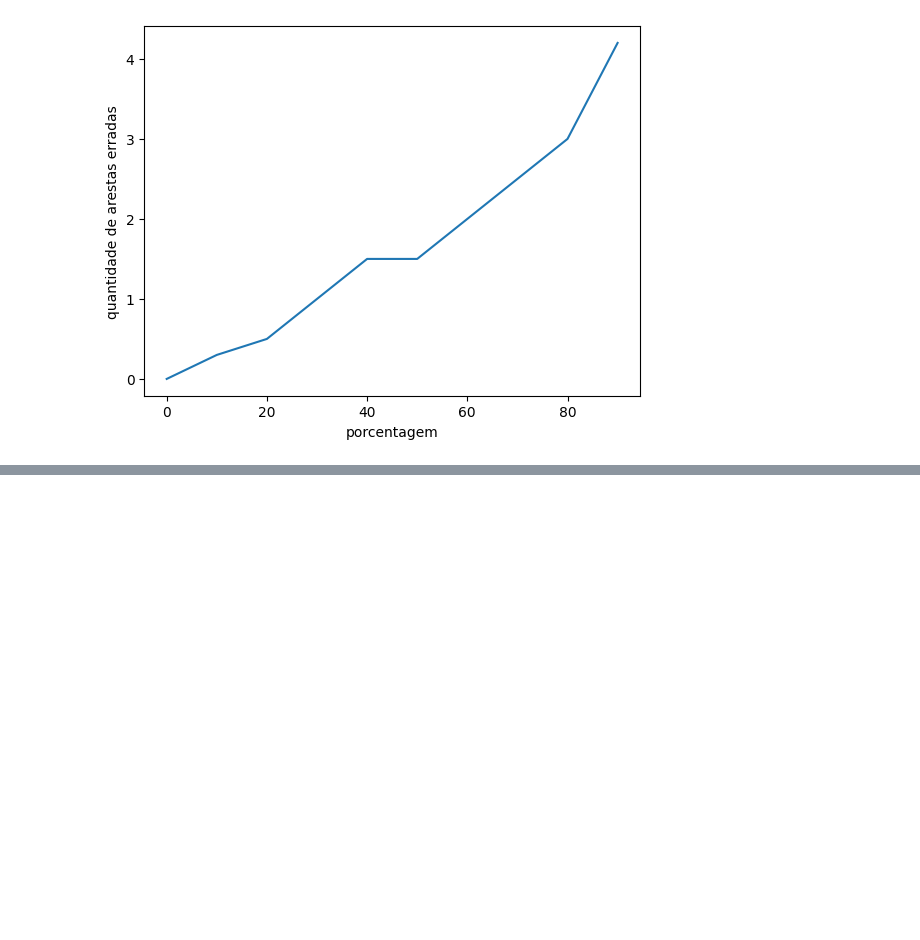
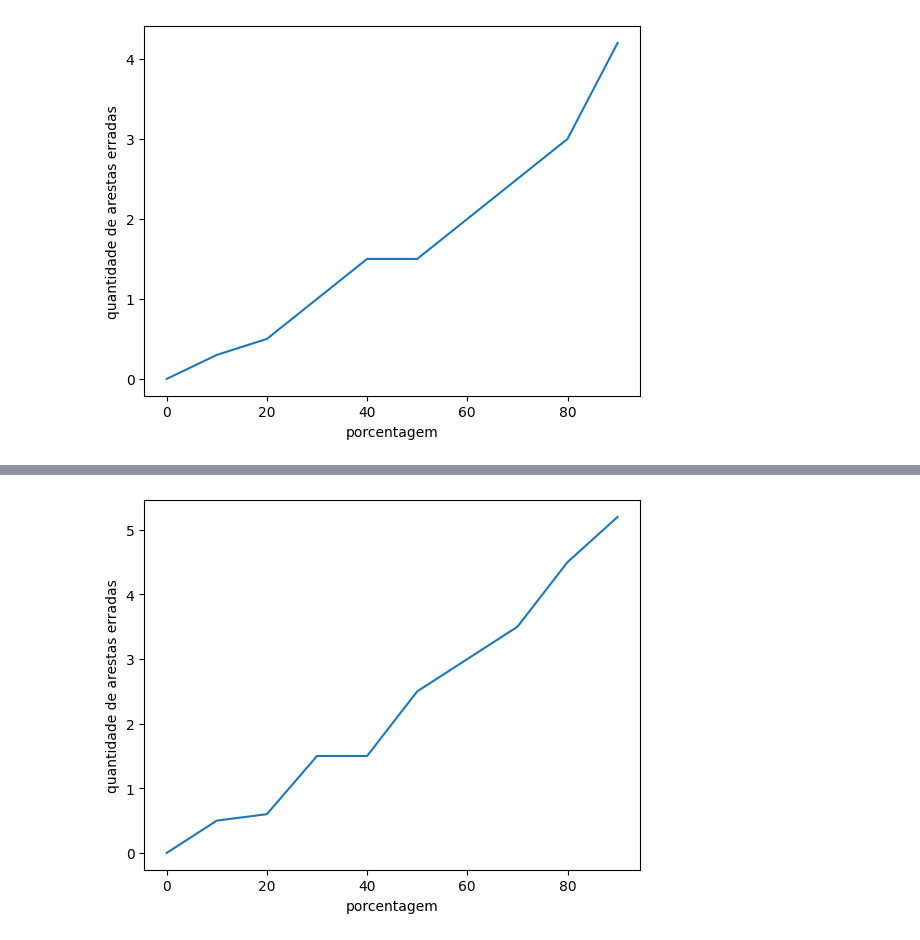
Before and after one commit to s2lola/speleothem, a Jupyter notebook: speleothem/edge_detector/metrics.ipynb, the cells around one changed output, grey strips where cells are left out. Drawn from its saved outputs; the diff is of its cells as text; code cells hidden in the pictures; blank space fills up the shorter version.

```diff
--- a/speleothem/edge_detector/metrics.ipynb
+++ b/speleothem/edge_detector/metrics.ipynb
@@ -129,0 +132,14 @@ plt.show()
+# %%
+from utils import count_find_peaks
+
+df_peaks = pd.read_csv("../image/dbe/database_1600.csv")
+
+def count_method(x):
+    file = f"../image/dbe/classify_1600/{x}.png"
+    return count_find_peaks(file, a=2)
+
+df_peaks["count_method"] = df_peaks.file.apply(count_method)
+df_peaks["error"] = df_peaks["count"] - df_peaks["count_method"]
+df_peaks["error_abs"] = (df_peaks["count_method"] - df_peaks["count"]).abs()
+
+error = mean_absolute_error(df_peaks["count"].to_numpy(), df_peaks["count_method"].to_numpy())
@@ -129,0 +162,10 @@ plt.show()
+# %%
+quantiles = np.arange(0, 1, 0.1)
+y = [df_peaks.error_abs.quantile(i) for i in quantiles]
+
+plt.plot(quantiles*100, y)
+plt.ylabel("quantidade de arestas erradas")
+plt.xlabel("porcentagem")
+plt.show()
+# %% [output]
+[figure, added]
```
Also changed, not shown: parts of 6 cells of this notebook, 3 other files.
